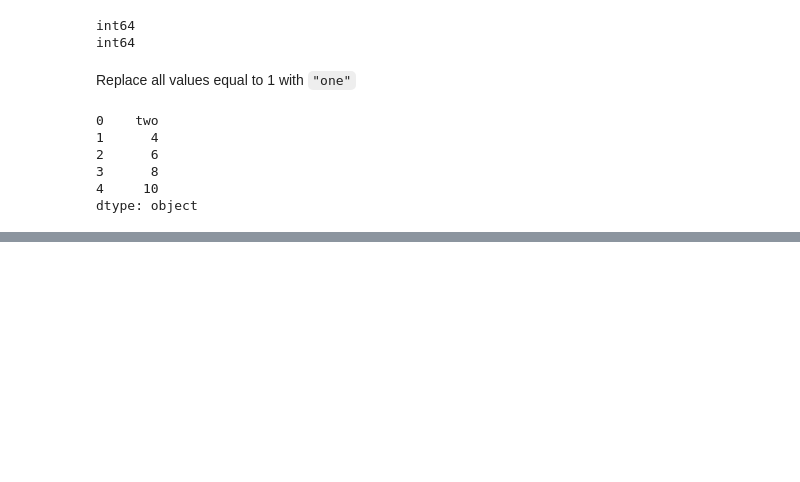
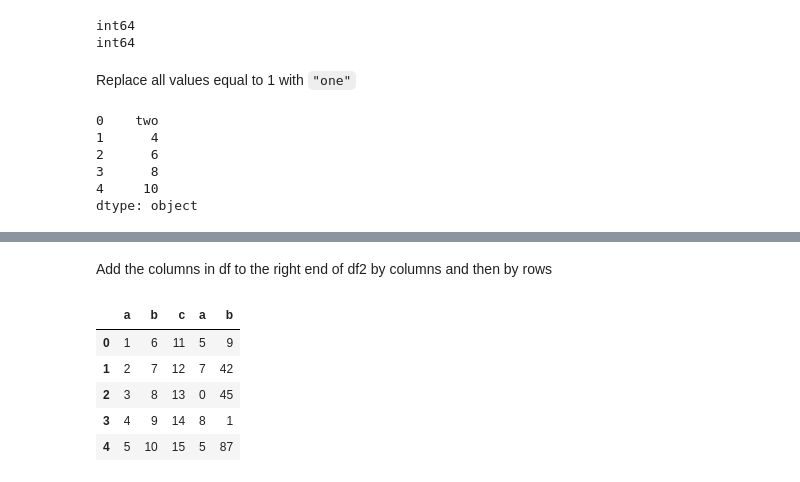
Before and after one commit to carloslme/pandas, a Jupyter notebook: pandas_exercises.ipynb, the cells around one changed output, grey strips where cells are left out. Drawn from its saved outputs; the diff is of its cells as text; code cells hidden in the pictures; blank space fills up the shorter version.

```diff
--- a/pandas_exercises.ipynb
+++ b/pandas_exercises.ipynb
@@ -330,0 +408,12 @@ dtype: object
+# %% [markdown]
+Add the columns in df to the right end of df2 by columns and then by rows
+# %%
+df3 = pd.concat([df, df2], axis=1) # 1 for columns, 0 for rows
+df3
+# %% [output]
+|  | a | b | c | a | b |
+| 0 | 1 | 6 | 11 | 5 | 9 |
+| 1 | 2 | 7 | 12 | 7 | 42 |
+| 2 | 3 | 8 | 13 | 0 | 45 |
+| 3 | 4 | 9 | 14 | 8 | 1 |
+| 4 | 5 | 10 | 15 | 5 | 87 |
```
Also changed, not shown: parts of 22 cells of this notebook.
